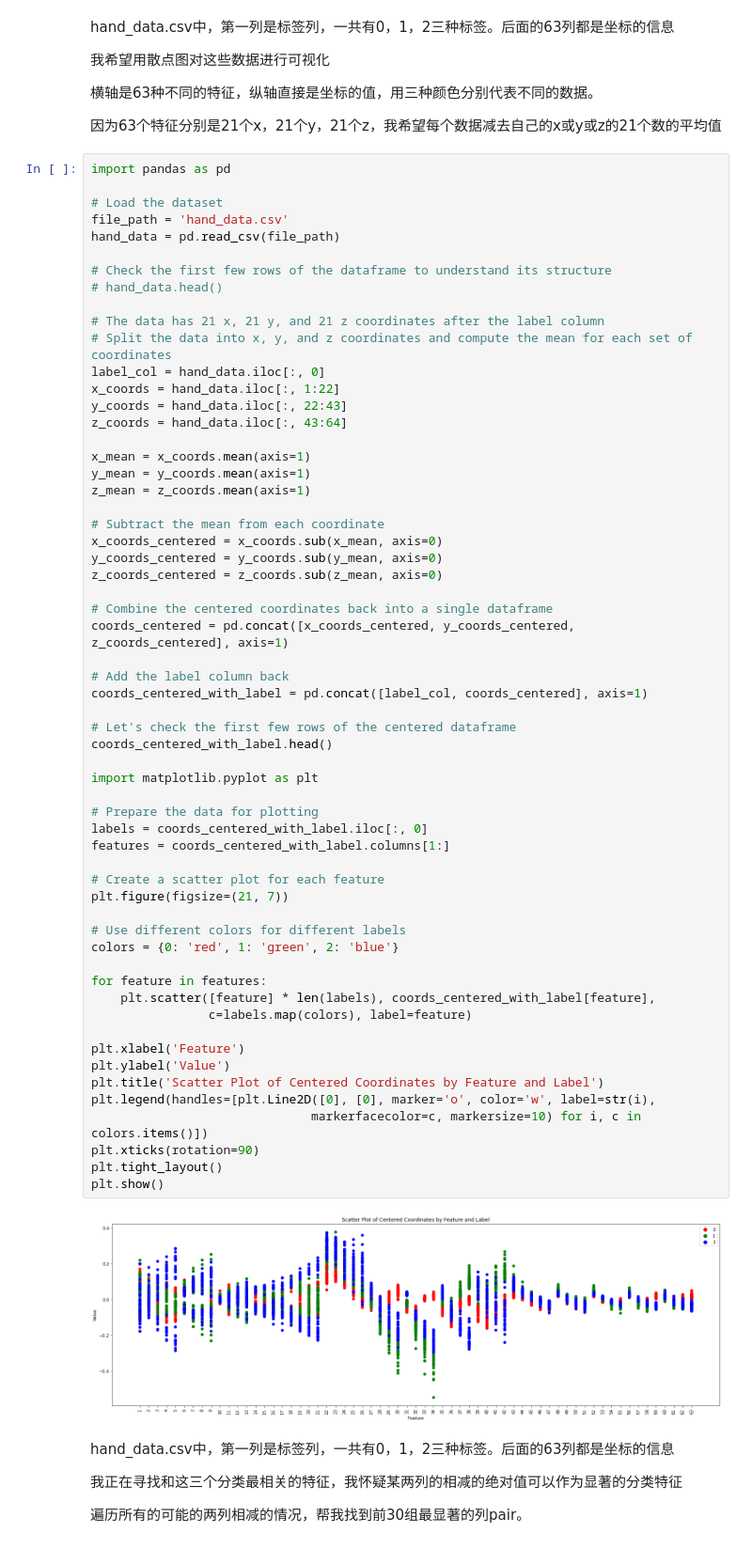
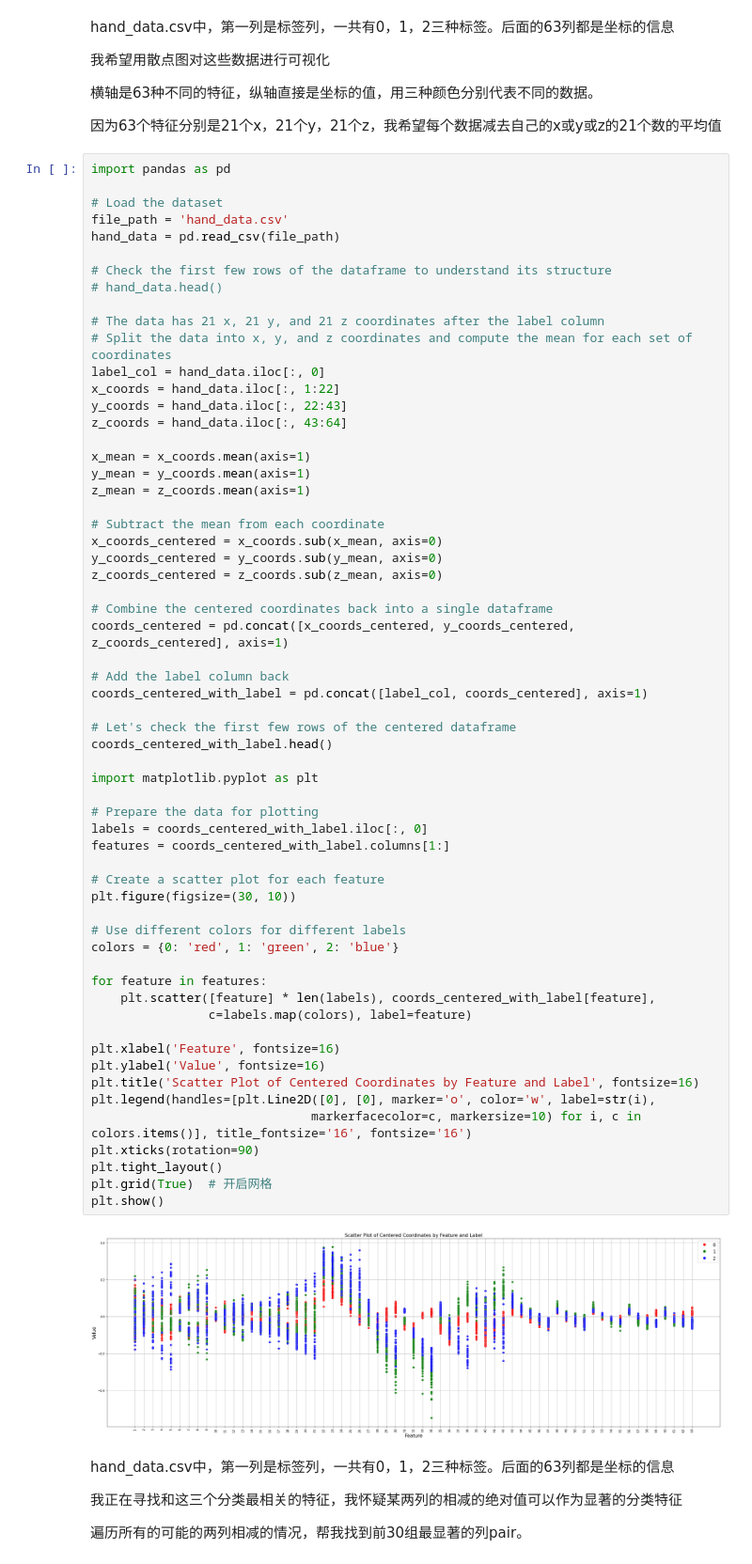
Before and after one commit to LC1332/Learn-Python-with-GPT, a Jupyter notebook: lesson9/DataMining.ipynb, the cells around one changed output. Shown at 94% size. Cells and saved outputs as stored; diff of their text form.

```diff
--- a/lesson9/DataMining.ipynb
+++ b/lesson9/DataMining.ipynb
@@ -125,39 +124,40 @@ z_coords_centered = z_coords.sub(z_mean, axis=0)
 
 # Combine the centered coordinates back into a single dataframe
 coords_centered = pd.concat([x_coords_centered, y_coords_centered, z_coords_centered], axis=1)
 
 # Add the label column back
 coords_centered_with_label = pd.concat([label_col, coords_centered], axis=1)
 
 # Let's check the first few rows of the centered dataframe
 coords_centered_with_label.head()
 
 import matplotlib.pyplot as plt
 
 # Prepare the data for plotting
 labels = coords_centered_with_label.iloc[:, 0]
 features = coords_centered_with_label.columns[1:]
 
 # Create a scatter plot for each feature
-plt.figure(figsize=(21, 7))
+plt.figure(figsize=(30, 10))
 
 # Use different colors for different labels
 colors = {0: 'red', 1: 'green', 2: 'blue'}
 
 for feature in features:
     plt.scatter([feature] * len(labels), coords_centered_with_label[feature],
                 c=labels.map(colors), label=feature)
 
-plt.xlabel('Feature')
-plt.ylabel('Value')
-plt.title('Scatter Plot of Centered Coordinates by Feature and Label')
+plt.xlabel('Feature', fontsize=16)
+plt.ylabel('Value', fontsize=16)
+plt.title('Scatter Plot of Centered Coordinates by Feature and Label', fontsize=16)
 plt.legend(handles=[plt.Line2D([0], [0], marker='o', color='w', label=str(i),
-                              markerfacecolor=c, markersize=10) for i, c in colors.items()])
+                              markerfacecolor=c, markersize=10) for i, c in colors.items()], title_fontsize='16', fontsize='16')
 plt.xticks(rotation=90)
 plt.tight_layout()
+plt.grid(True)  # 开启网格
 plt.show()
 # %% [output]
-[figure, old version]
+[figure, new version]
 # %% [markdown]
 hand_data.csv中，第一列是标签列，一共有0，1，2三种标签。后面的63列都是坐标的信息
 
```
Also changed, not shown: parts of 1 cell of this notebook, 6 other files.
